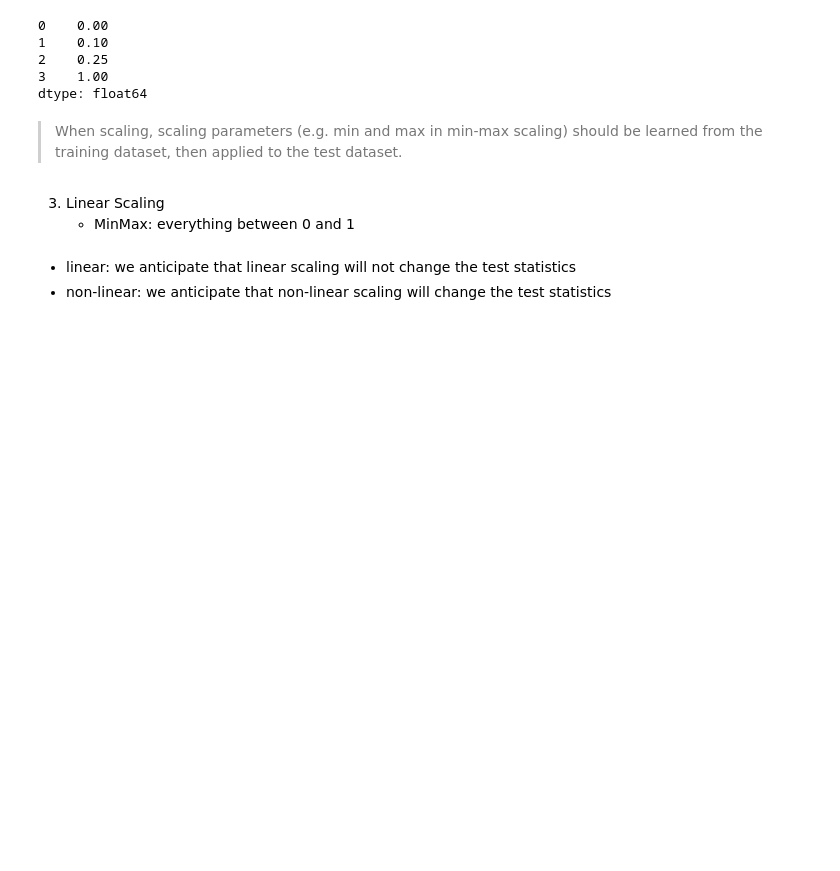
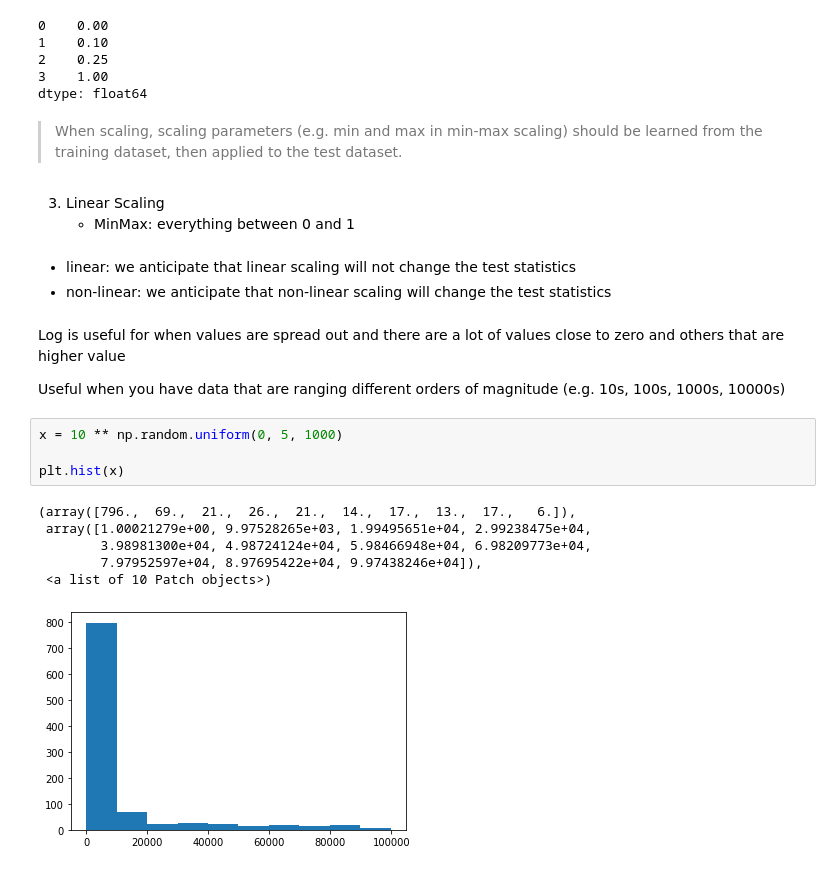
Before and after one commit to aleclhartman/ds-methodologies-exercises, a Jupyter notebook: regression/scaling-lesson.ipynb, the cells around one changed output. Cells and saved outputs as stored; diff of their text form; blank space fills up the shorter version.

```diff
--- a/regression/scaling-lesson.ipynb
+++ b/regression/scaling-lesson.ipynb
@@ -178,3 +181,18 @@ dtype: float64
 # %% [markdown]
 - linear: we anticipate that linear scaling will not change the test statistics
 - non-linear: we anticipate that non-linear scaling will change the test statistics
+# %% [markdown]
+Log is useful for when values are spread out and there are a lot of values close to zero and others that are higher value
+
+Useful when you have data that are ranging different orders of magnitude (e.g. 10s, 100s, 1000s, 10000s)
+# %%
+x = 10 ** np.random.uniform(0, 5, 1000)
+
+plt.hist(x)
+# %% [output]
+(array([796.,  69.,  21.,  26.,  21.,  14.,  17.,  13.,  17.,   6.]),
+ array([1.00021279e+00, 9.97528265e+03, 1.99495651e+04, 2.99238475e+04,
+        3.98981300e+04, 4.98724124e+04, 5.98466948e+04, 6.98209773e+04,
+        7.97952597e+04, 8.97695422e+04, 9.97438246e+04]),
+ <a list of 10 Patch objects>)
+[figure, added]
```
Also changed, not shown: parts of 29 cells of this notebook.
